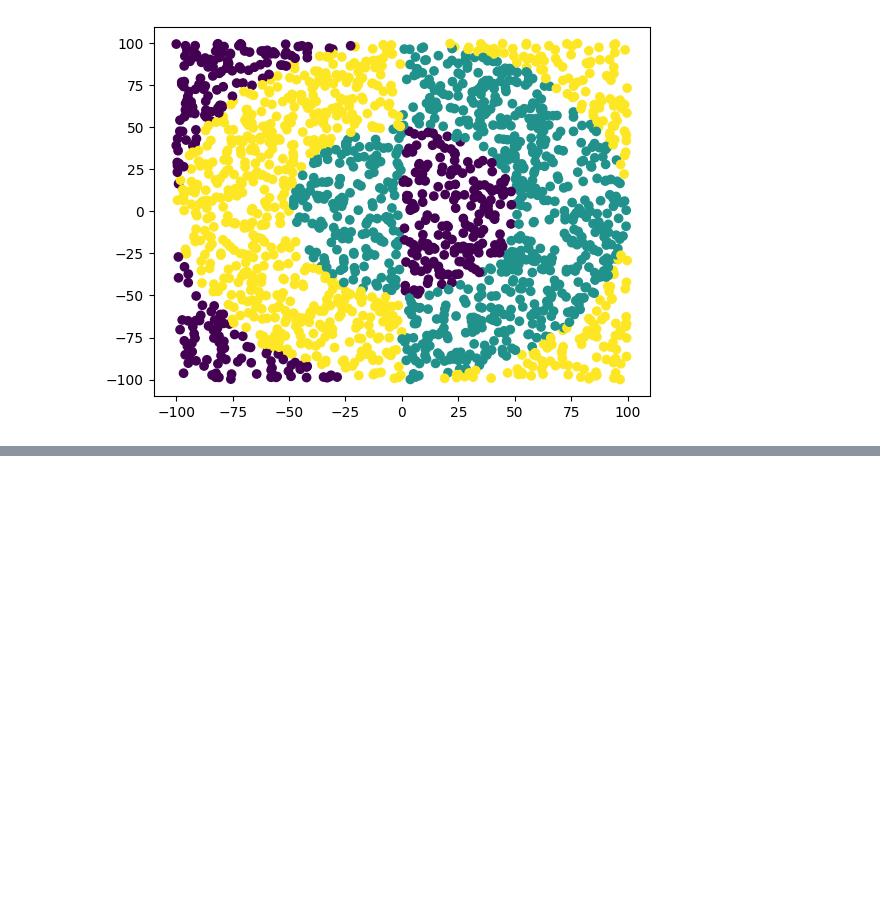
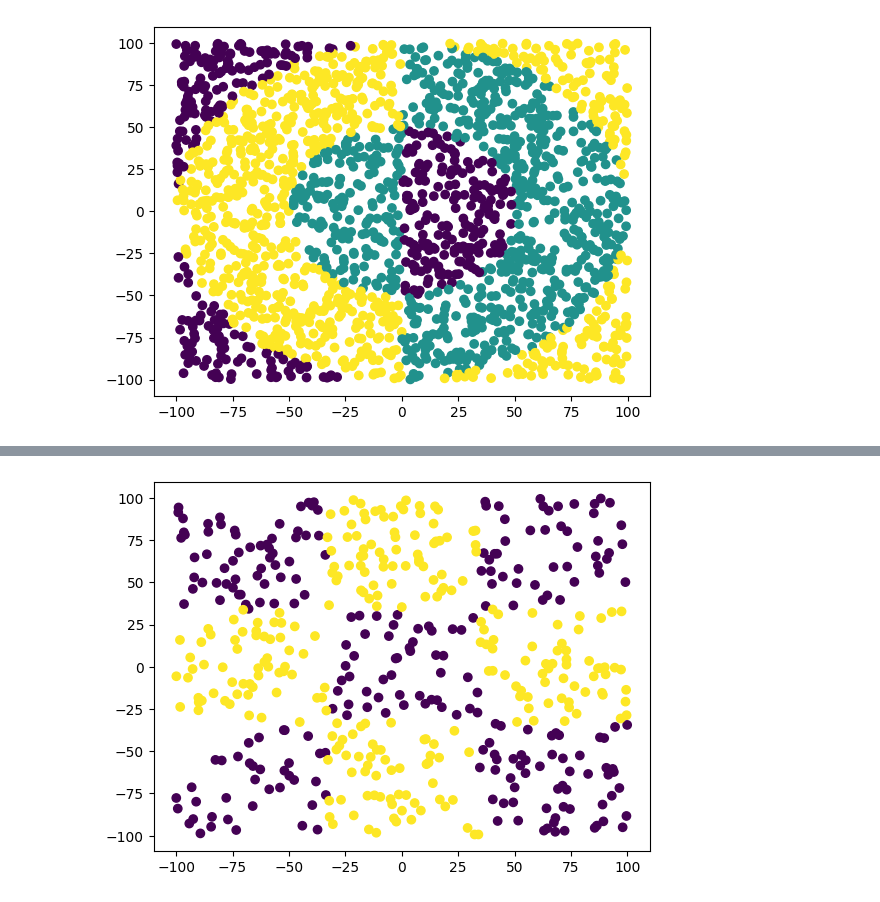
Before and after one commit to wojcikbart/NeuralNetworks, a Jupyter notebook: nn4/nn4.ipynb, the cells around one changed output, grey strips where cells are left out. Saved outputs shown, nothing was run; the diff lists cells and outputs as text; code cells hidden in the pictures; blank space fills up the shorter version.

```diff
--- a/nn4/nn4.ipynb
+++ b/nn4/nn4.ipynb
@@ -25,6 +25,16 @@ data_easy_test = pd.read_csv("dane_nn4/easy-test.csv")
 X_easy_test = data_easy_test[['x', 'y']].values.reshape(-1, 2)
 y_easy_test = data_easy_test['c'].values.reshape(-1, 1)
 y_easy_test = y_easy_test.astype(int)
+
+data_xor3_train = pd.read_csv("dane_nn4/xor3-training.csv")
+X_xor3_train = data_xor3_train[['x', 'y']].values.reshape(-1, 2)
+y_xor3_train = data_xor3_train['c'].values.reshape(-1, 1)
+y_xor3_train = y_xor3_train.astype(int)
+
+data_xor3_test = pd.read_csv("dane_nn4/xor3-test.csv")
+X_xor3_test = data_xor3_test[['x', 'y']].values.reshape(-1, 2)
+y_xor3_test = data_xor3_test['c'].values.reshape(-1, 1)
+y_xor3_test = y_xor3_test.astype(int)
 # %%
 plt.scatter(X_easy_train[:, 0], X_easy_train[:, 1], c=y_easy_train.ravel(), cmap='viridis')
 plt.show()
@@ -127,0 +145,5 @@ Accuracy: 0.964
+# %%
+plt.scatter(X_xor3_train[:, 0], X_xor3_train[:, 1], c=y_xor3_train.ravel(), cmap='viridis')
+plt.show()
+# %% [output]
+[figure, added]
```
Also changed, not shown: parts of 6 cells of this notebook, 1 other file.
